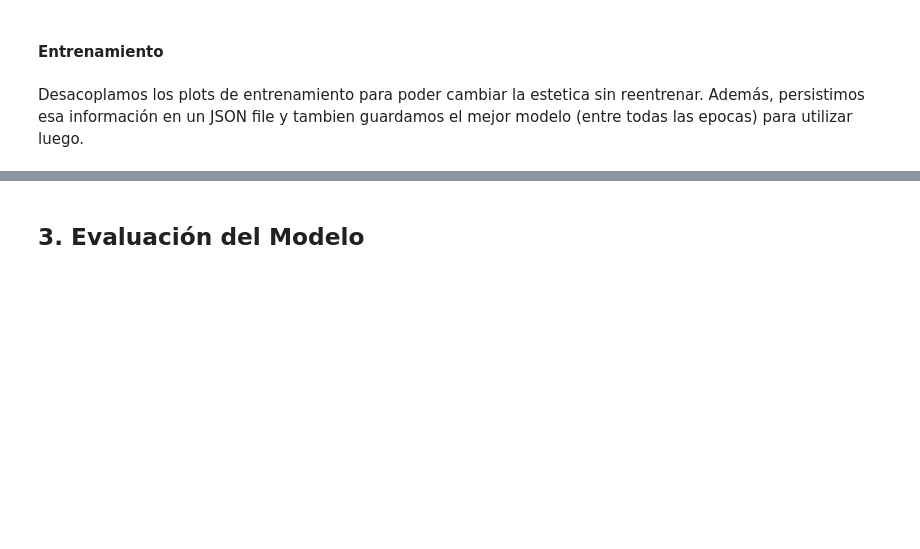
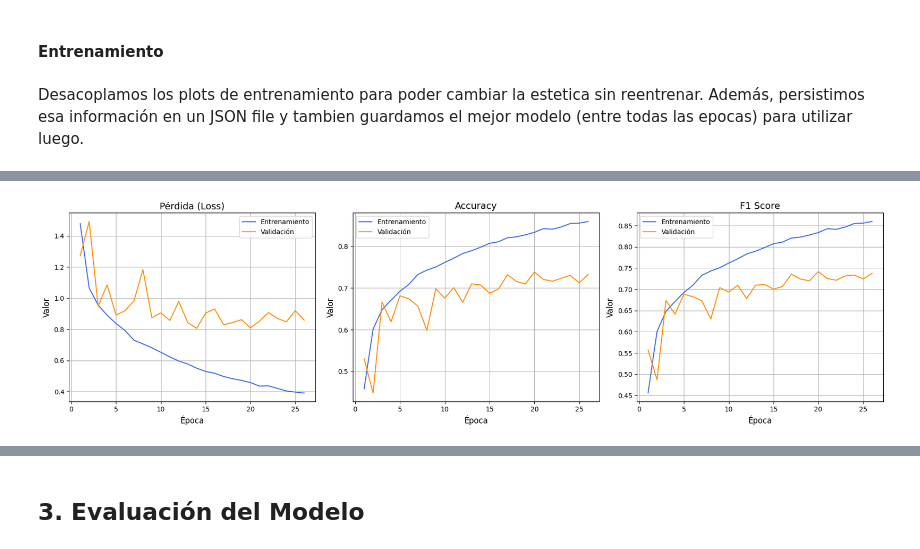
Before and after one commit to joagonzalez/ceia-aprendizaje-profundo, a Jupyter notebook: tp2/JOAQUIN-GONZALEZ-DL-TP2-Co18.ipynb, the cells around one changed output, grey strips where cells are left out. Drawn from its saved outputs; the diff is of its cells as text; code cells hidden in the pictures; blank space fills up the shorter version.

```diff
--- a/tp2/JOAQUIN-GONZALEZ-DL-TP2-Co18.ipynb
+++ b/tp2/JOAQUIN-GONZALEZ-DL-TP2-Co18.ipynb
@@ -1089,44 +1029,2 @@ def fit(
 # %% [markdown]
 Desacoplamos los plots de entrenamiento para poder cambiar la estetica sin reentrenar. Además, persistimos esa información en un JSON file y tambien guardamos el mejor modelo (entre todas las epocas) para utilizar luego.
-# %%
-def plot_train_results_from_json(json_file: str = 'train_data.json') -> None:
-    """
-    Plotea los resultados del entrenamiento desde un archivo JSON.
-
-    Args:
-        json_file (str): Ruta al archivo JSON con los datos de entrenamiento.
-    """
-    # Cargar los datos del archivo JSON
-    with open(json_file, 'r') as f:
-        train_data = json.load(f)
-
-    epoch_t_loss = train_data['epoch_t_loss']
-    epoch_v_loss = train_data['epoch_v_loss']
-    epoch_t_acc = train_data['epoch_t_acc']
-    epoch_v_acc = train_data['epoch_v_acc']
-    epoch_v_f1 = train_data['epoch_v_f1']
-    epoch_t_f1 = train_data['epoch_t_f1']
-
-    # Graficar los resultados
-    fig, axs = plt.subplots(1, 3, figsize=(18, 5))
-
-    axs[0].plot(epoch_t_loss, 'r')
-    axs[0].plot(epoch_v_loss, 'g')
-    axs[0].set_title('Loss')
-    axs[0].legend(['Train Loss', 'Val Loss'])
-    axs[0].grid()
-
-    axs[1].plot(epoch_t_acc, 'r')
-    axs[1].plot(epoch_v_acc, 'g')
-    axs[1].set_title('Accuracy')
-    axs[1].legend(['Train Accuracy', 'Val Accuracy'])
-    axs[1].grid()
-
-    axs[2].plot(epoch_t_f1, 'r')
-    axs[2].plot(epoch_v_f1, 'g')
-    axs[2].set_title('F1 Score (Validation)')
-    axs[2].legend(['Train F1 Score', 'Val F1 Score'])
-    axs[2].grid()
-
-    plt.tight_layout()
-    plt.show()
@@ -1133 +1078,5 @@ def plot_train_results_from_json(json_file: str = 'train_data.json') -> None:
+# %%
+plot_train_results_from_json(json_file='cnn_simple_train_data.json')
+# %% [output]
+[figure, added]
 # %%
```
Also changed, not shown: parts of 27 cells of this notebook.
